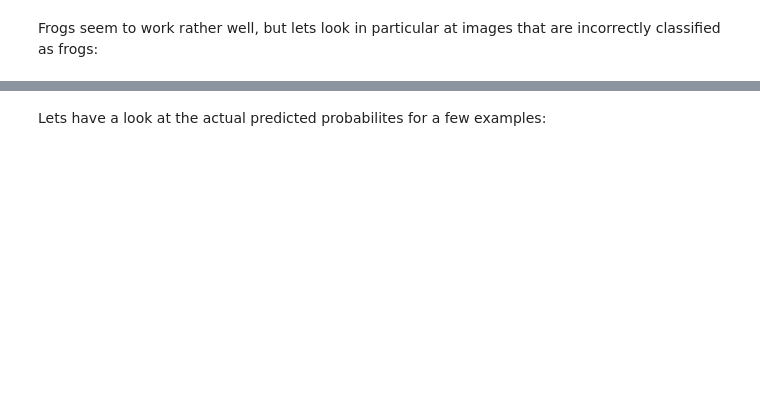
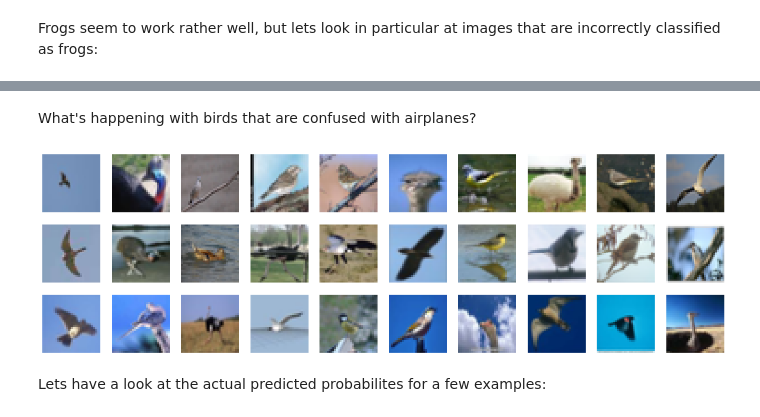
Before and after one commit to nikoladze/LMU_DA_ML, a Jupyter notebook: CNNIntro.ipynb, the cells around one changed output, grey strips where cells are left out. Saved outputs shown, nothing was run; the diff lists cells and outputs as text; code cells hidden in the pictures; blank space fills up the shorter version.

```diff
--- a/CNNIntro.ipynb
+++ b/CNNIntro.ipynb
@@ -422,3 +433,9 @@ show_random_pictures(x_test[y_test.reshape(-1) == labels.index('frog')])
+# %% [markdown]
+What's happening with birds that are confused with airplanes?
+# %%
+show_random_pictures(x_test[(predicted_labels == labels.index('airplane')) & (y_test.reshape(-1) == labels.index('bird'))])
+# %% [output]
+[figure, added]
 # %% [markdown]
 Lets have a look at the actual predicted probabilites for a few examples:
 # %%
```
Also changed, not shown: parts of 23 cells of this notebook.
